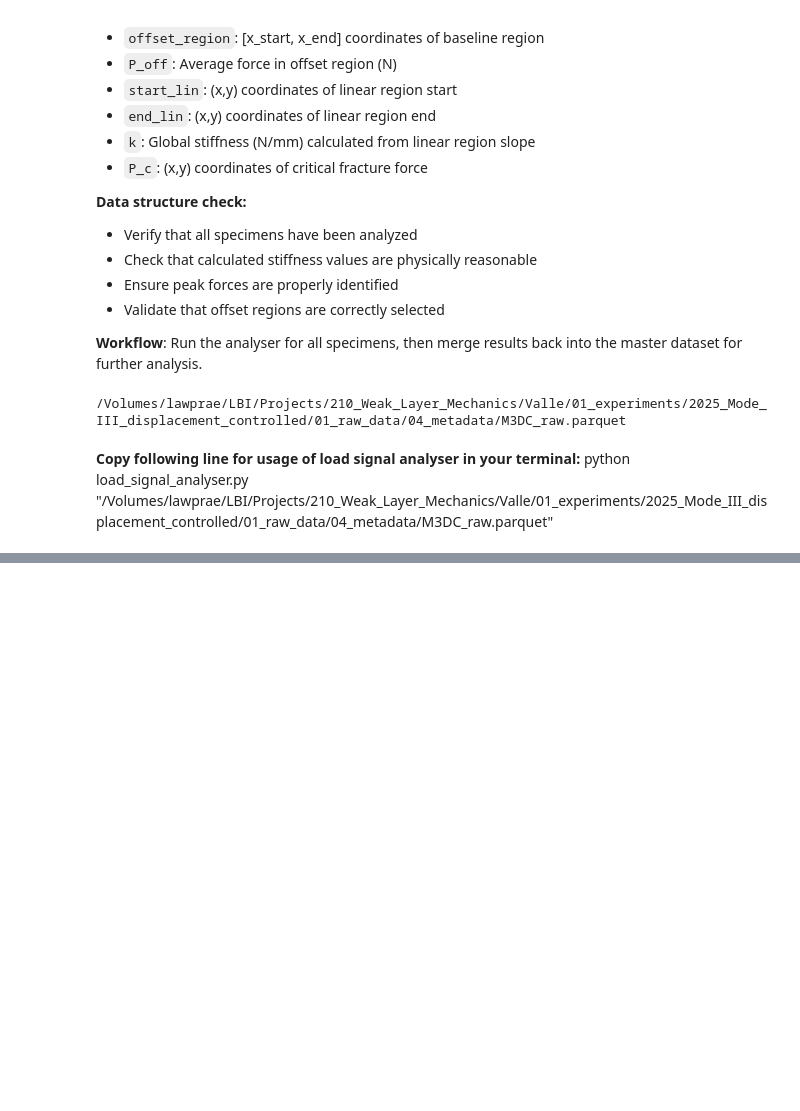
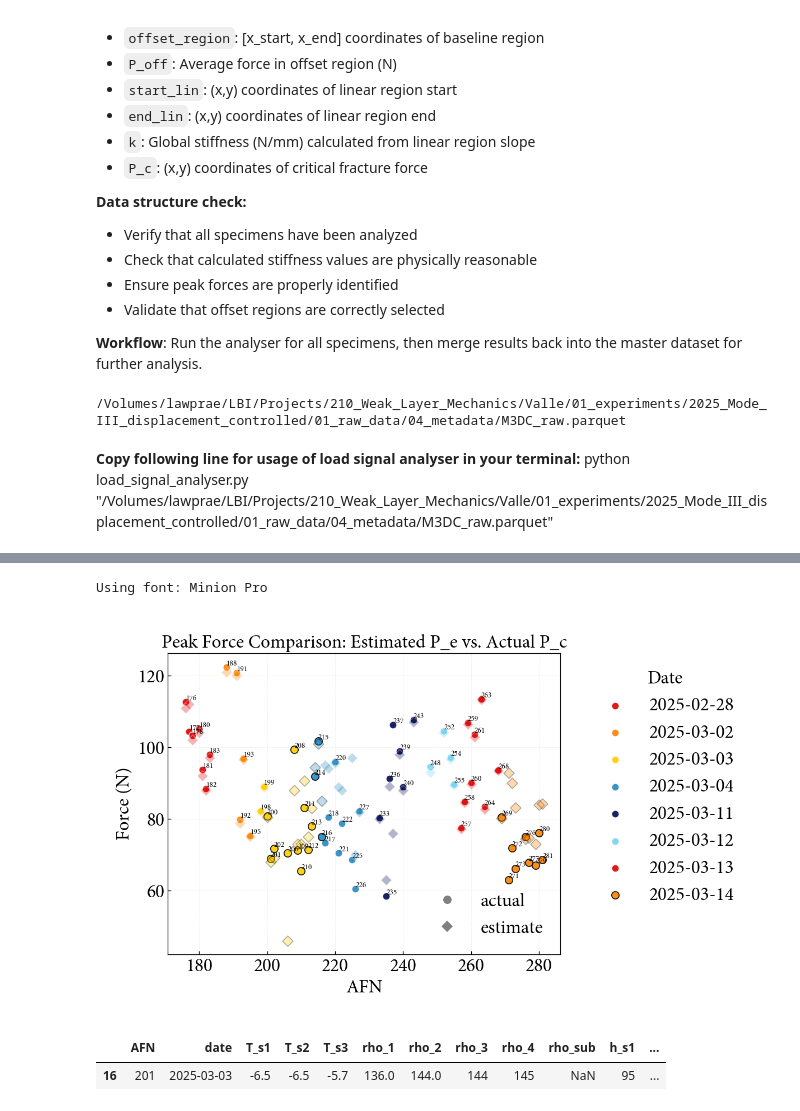
Before and after one commit to valdam95/Mode3DC, a Jupyter notebook: M3DC_Notebook.ipynb, the cells around one changed output, grey strips where cells are left out. Cells and saved outputs as stored; diff of their text form; code cells hidden in the pictures; blank space fills up the shorter version.

Commit message:
feat: visualize Force Datapoints per day

```diff
--- a/M3DC_Notebook.ipynb
+++ b/M3DC_Notebook.ipynb
@@ -411,0 +399,12 @@ Columns: ['Abreviation', 'Units', 'Data_Type', 'Long Name', 'Description']
+# %%
+
+vis.plot_pe_vs_afn_compare(M3DC_raw)
+# %% [output]
+Using font: Minion Pro
+[figure, added]
+# %%
+afn_to_check = 201
+M3DC_raw.loc[M3DC_raw['AFN'] == afn_to_check]
+# %% [output]
+|  | AFN | date | T_s1 | T_s2 | T_s3 | rho_1 | rho_2 | rho_3 | rho_4 | rho_sub | h_s1 | ... |
+| 16 | 201 | 2025-03-03 | -6.5 | -6.5 | -5.7 | 136.0 | 144.0 | 144 | 145 | NaN | 95 | ... |
```
Also changed, not shown: parts of 6 cells of this notebook, 1 other file.
